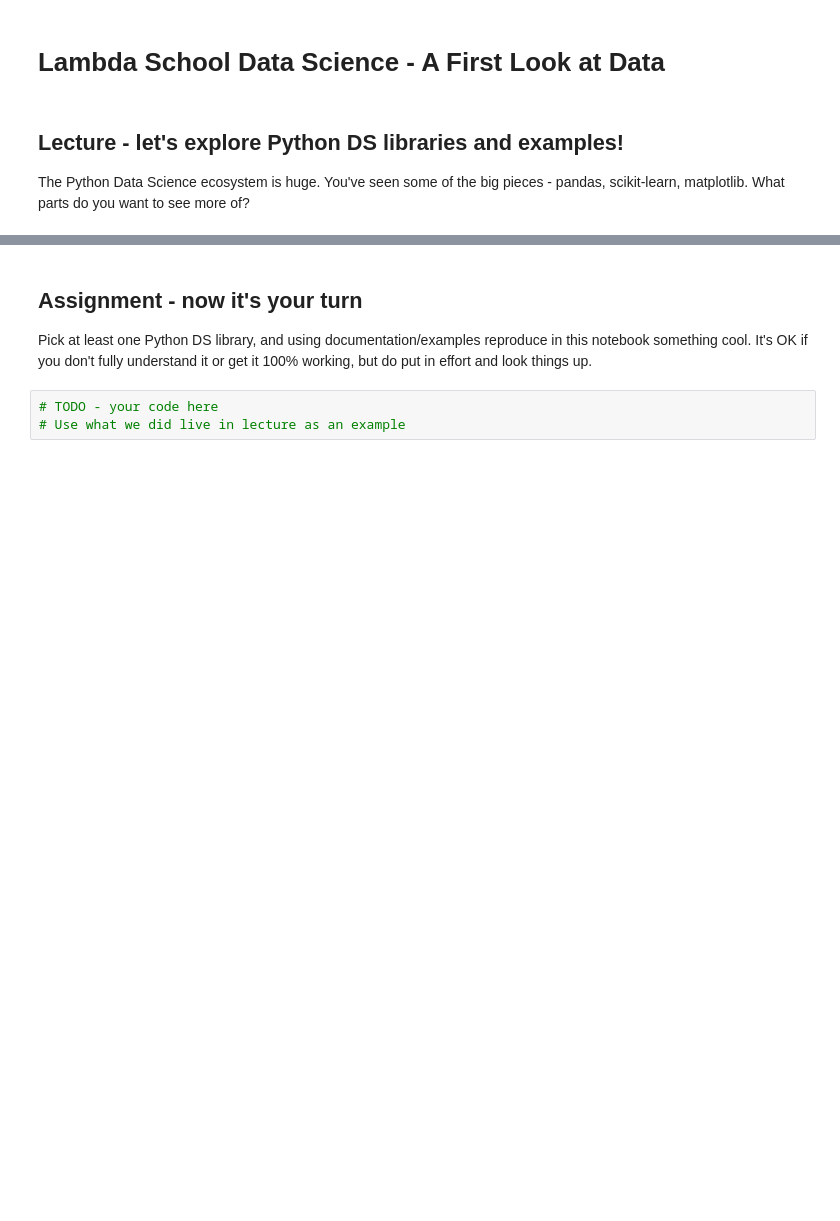
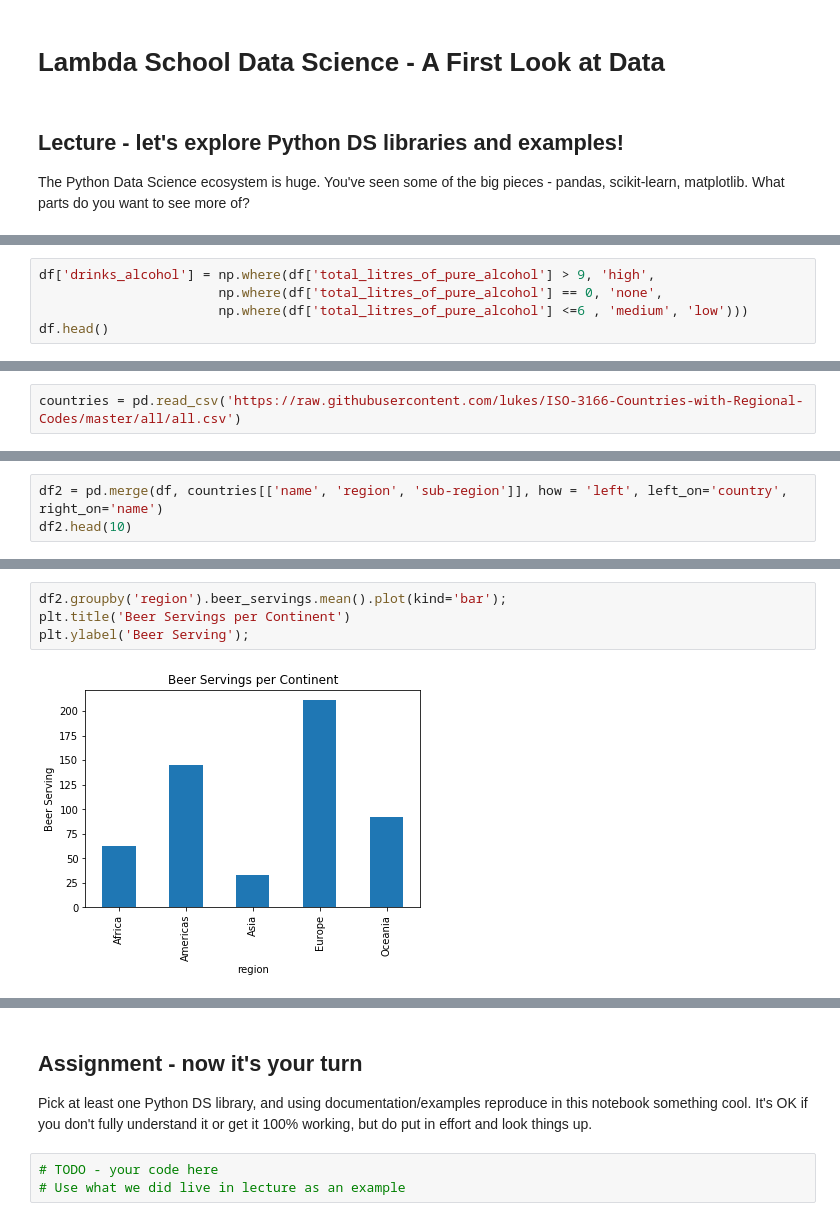
Before and after one commit to ngriggs/DS-Unit-1-Sprint-1-Dealing-With-Data, a Jupyter notebook: LS_DS_111_A_First_Look_at_Data.ipynb, the cells around one changed output, grey strips where cells are left out. Drawn from its saved outputs; the diff is of its cells as text; blank space fills up the shorter version.

```diff
--- a/LS_DS_111_A_First_Look_at_Data.ipynb
+++ b/LS_DS_111_A_First_Look_at_Data.ipynb
@@ -11,0 +88,5 @@ The Python Data Science ecosystem is huge. You've seen some of the big pieces -
+# %%
+df['drinks_alcohol'] = np.where(df['total_litres_of_pure_alcohol'] > 9, 'high',
+                       np.where(df['total_litres_of_pure_alcohol'] == 0, 'none',
+                       np.where(df['total_litres_of_pure_alcohol'] <=6 , 'medium', 'low')))
+df.head()
@@ -11,0 +108,2 @@ The Python Data Science ecosystem is huge. You've seen some of the big pieces -
+# %%
+countries = pd.read_csv('https://raw.githubusercontent.com/lukes/ISO-3166-Countries-with-Regional-Codes/master/all/all.csv')
@@ -11,0 +131,3 @@ The Python Data Science ecosystem is huge. You've seen some of the big pieces -
+# %%
+df2 = pd.merge(df, countries[['name', 'region', 'sub-region']], how = 'left', left_on='country', right_on='name')
+df2.head(10)
@@ -11,0 +236,6 @@ The Python Data Science ecosystem is huge. You've seen some of the big pieces -
+# %%
+df2.groupby('region').beer_servings.mean().plot(kind='bar');
+plt.title('Beer Servings per Continent')
+plt.ylabel('Beer Serving');
+# %% [output]
+[figure, added]
```
Also changed, not shown: parts of 25 cells of this notebook.
